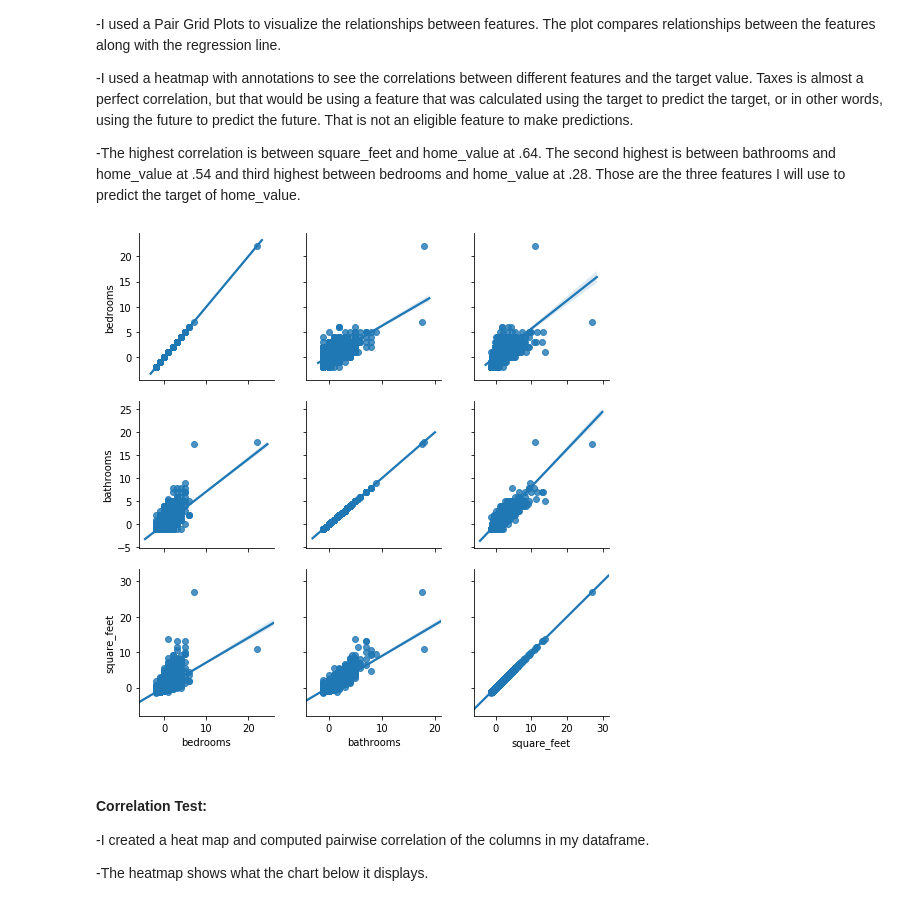
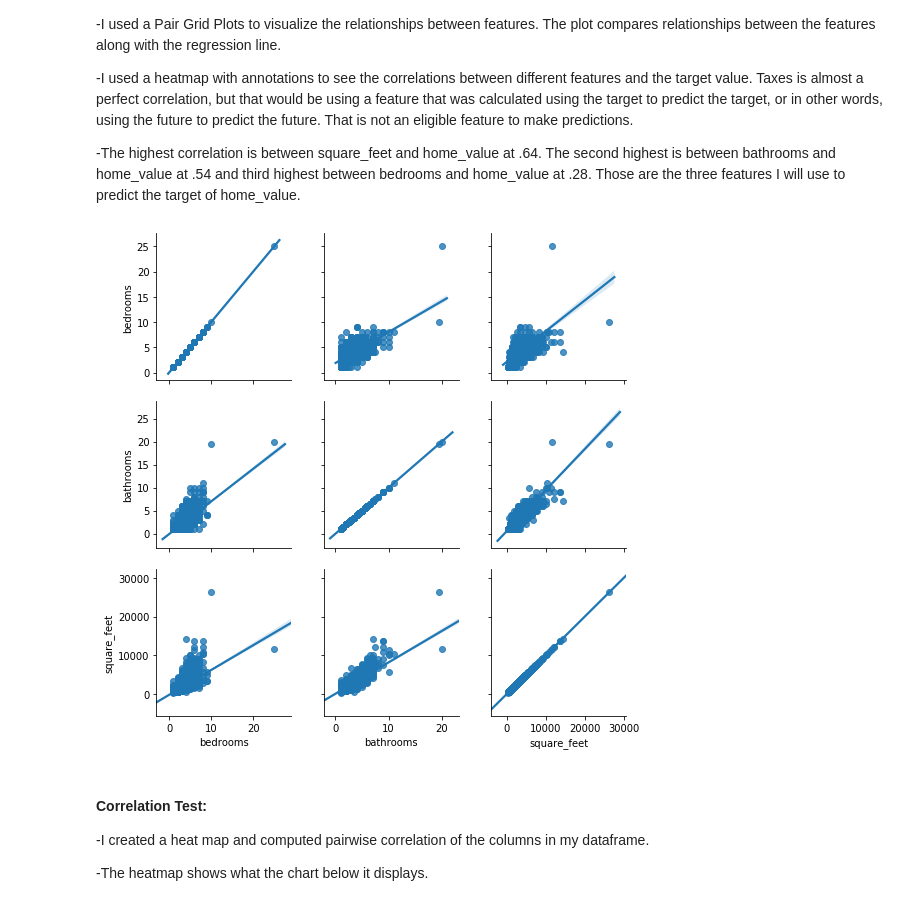
Before and after one commit to faithkane3/zillow_project, a Jupyter notebook: zillow_project_deliverable-Copy1.ipynb, the cells around one changed output. Cells and saved outputs as stored; diff of their text form; code cells hidden in the pictures.

```diff
--- a/zillow_project_deliverable-Copy1.ipynb
+++ b/zillow_project_deliverable-Copy1.ipynb
@@ -184,9 +185,9 @@ train, test = split_scale_zillow.split_my_data(df)
 # %% [markdown]
 #####  Assign x_train x_test to the three features of bedrooms, bathrooms, and square feet and y_train and y_test to the target of home_value
 # %%
-x_train = train[["bedrooms", "bathrooms", "square_feet"]]
+X_train = train[["bedrooms", "bathrooms", "square_feet"]]
 y_train = train[["home_value"]]
-x_test = test[["bedrooms", "bathrooms", "square_feet"]]
+X_test = test[["bedrooms", "bathrooms", "square_feet"]]
 y_test = test[["home_value"]]
 # %% [markdown]
 #####  Assign sbd_train sbd_test to the features of square feet and bedrooms
@@ -219,9 +220,9 @@ scaler, sbt_train_scaled, sbt_test_scaled = split_scale_zillow.iqr_robust_scaler
 
 -The highest correlation is between square_feet and home_value at .64. The second highest is between bathrooms and home_value at .54 and third highest between bedrooms and home_value at .28. Those are the three features I will use to predict the target of home_value.
 # %%
-explore_zillow.plot_variable_pairs(x_train_scaled)
+explore_zillow.plot_variable_pairs(X_train)
 # %% [output]
-[figure, old version]
+[figure, new version]
 # %% [markdown]
 #### Correlation Test:
 
```
Also changed, not shown: parts of 12 cells of this notebook, 2 other files.
